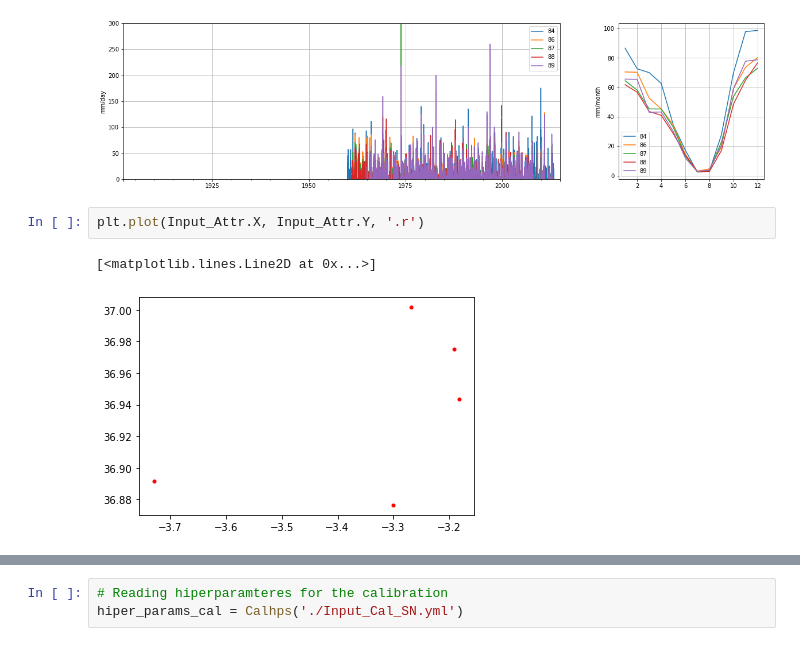
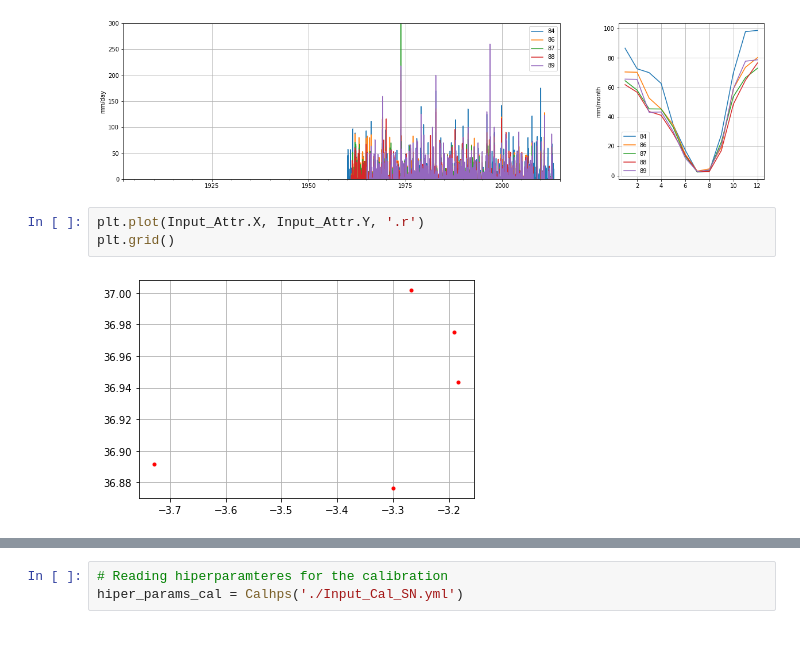
Before and after one commit to IHCantabria/NEOPRENE, a Jupyter notebook: notebooks/STNSRP_test.ipynb, the cells around one changed output, grey strips where cells are left out. Cells and saved outputs as stored; diff of their text form.

```diff
--- a/notebooks/STNSRP_test.ipynb
+++ b/notebooks/STNSRP_test.ipynb
@@ -86,6 +99,6 @@ Text(0, 0.5, 'mm/month')
 [figure]
 # %%
 plt.plot(Input_Attr.X, Input_Attr.Y, '.r')
+plt.grid()
 # %% [output]
-[<matplotlib.lines.Line2D at 0x...>]
-[figure, old version]
+[figure, new version]
```
Also changed, not shown: parts of 69 cells of this notebook, 7 other files.
